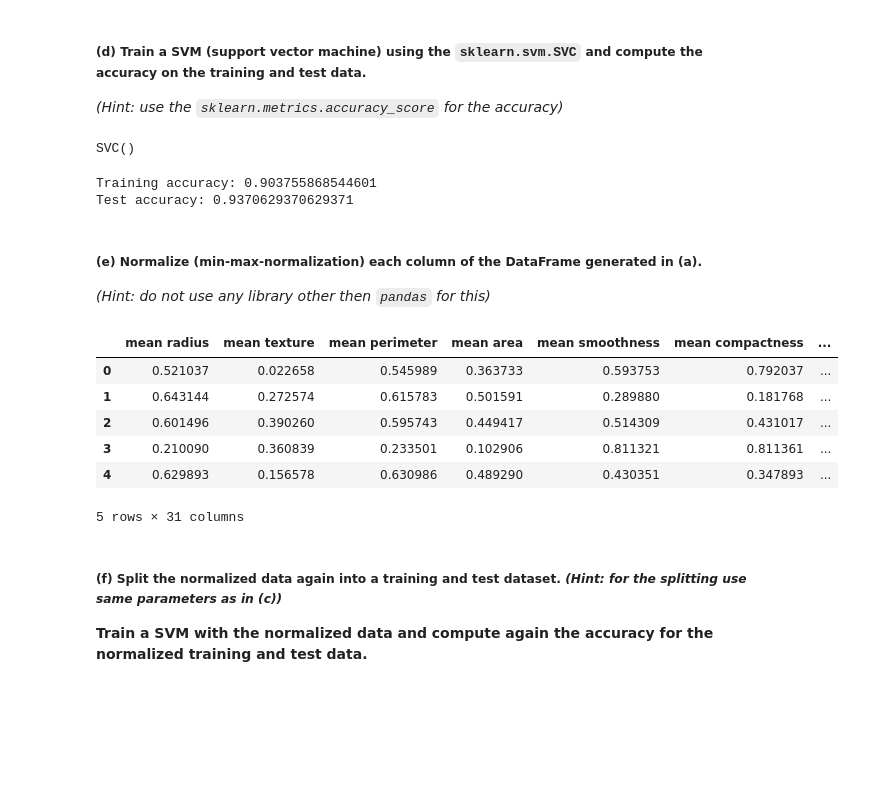
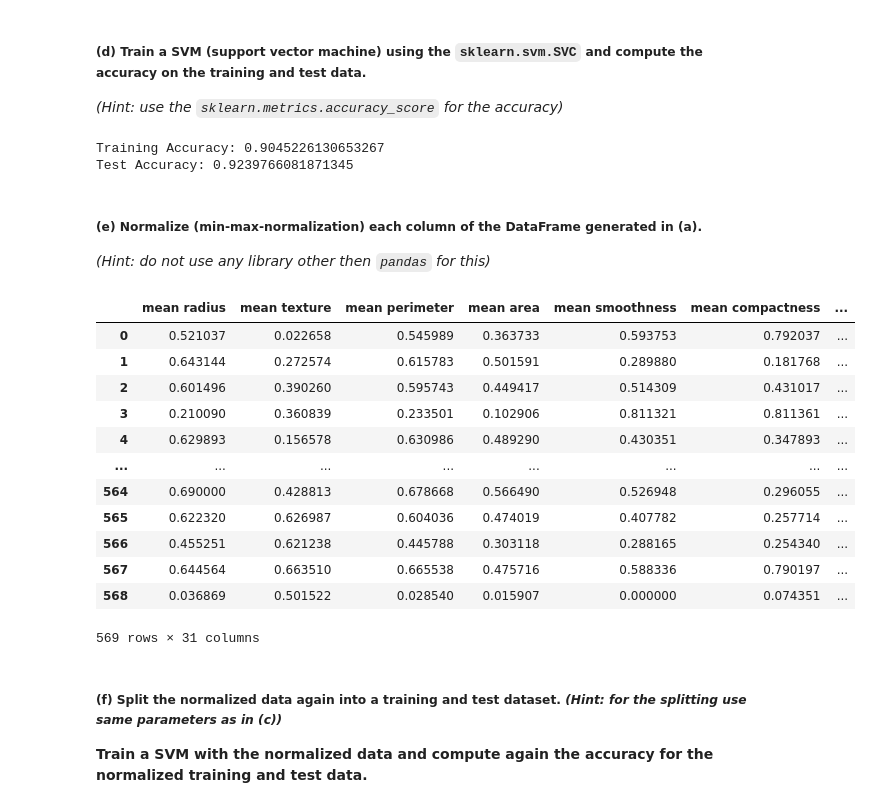
Before and after one commit to kssrr/DataMiningAssignments, a Jupyter notebook: Exericse 05/Exericse 05/Assignment_05.ipynb, the cells around one changed output. Cells and saved outputs as stored; diff of their text form; code cells hidden in the pictures; blank space fills up the shorter version.

```diff
--- a/Exericse 05/Exericse 05/Assignment_05.ipynb
+++ b/Exericse 05/Exericse 05/Assignment_05.ipynb
@@ -115,6 +124,6 @@ data = load_breast_cancer()
 # %% [markdown]
 ##### __(a) Transform the data into a dataframe__
 # %%
-# Code here
-df = pd.concat([pd.DataFrame(data["data"], columns=data["feature_names"]), pd.DataFrame({"target": data["target"]})], axis=1)
-df.head()
+df = pd.DataFrame(data.data, columns=data.feature_names)
+df['diagnosis'] = data.target
+df
@@ -129,7 +130,3 @@ df.head()
 # %% [markdown]
 ##### __(b) Display the following attributes `mean compactness`,  `mean concavity`,  `mean concave points`, `mean symmetry` of cancer dataset using the `sns.pairplot()` method.__
 __Color canerous and non-cancerous data points in the scatterplot matrix.__
-# %%
-# Code here
-df["Cancer"] = ["cancer" if x == 1 else "no cancer" for x in df["target"]]
-sns.pairplot(data=df[["mean compactness", "mean concavity", "mean concave points", "mean symmetry", "Cancer"]], hue="Cancer")
@@ -139,2 +132,0 @@ sns.pairplot(data=df[["mean compactness", "mean concavity", "mean concave points
-# %%
-df = df.drop("Cancer", axis=1)
@@ -147,46 +147,45 @@ train, test = train_test_split(df, test_size=0.25, random_state=0)
 # %% [markdown]
 ##### __(d) Train a SVM (support vector machine) using the `sklearn.svm.SVC` and compute the accuracy on the training and test data.__
 _(Hint: use the `sklearn.metrics.accuracy_score` for the accuracy)_
-# %%
-# Code here
-from sklearn.svm import SVC
-
-features = data["feature_names"]
-target = "target"
-
-model = SVC()
-model.fit(train[features], train[target])
-# %% [output]
-SVC()
-# %%
-from sklearn.metrics import accuracy_score
-
-test_pred = model.predict(test[features])
-accuracy_test = accuracy_score(y_true=test[target], y_pred=test_pred)
-
-train_pred = model.predict(train[features])
-accuracy_train = accuracy_score(y_true=train[target], y_pred=train_pred)
-
-print(f"Training accuracy: {accuracy_train}\nTest accuracy: {accuracy_test}")
-# %% [output]
-Training accuracy: 0.903755868544601
-Test accuracy: 0.9370629370629371
+# %%
+from sklearn.svm import SVC
+from sklearn.metrics import accuracy_score
+
+svm_model = SVC()
+
+svm_model.fit(X_train, y_train)
+
+y_train_pred = svm_model.predict(X_train)
+y_test_pred = svm_model.predict(X_test)
+
+train_accuracy = accuracy_score(y_train, y_train_pred)
+test_accuracy = accuracy_score(y_test, y_test_pred)
+
+print("Training Accuracy:", train_accuracy)
+print("Test Accuracy:", test_accuracy)
+# %% [output]
+Training Accuracy: 0.9045226130653267
+Test Accuracy: 0.9239766081871345
 # %% [markdown]
 ##### __(e) Normalize (min-max-normalization) each column of the DataFrame generated in (a).__
 _(Hint: do not use any library other then `pandas` for this)_
 # %%
-# Code here
-normalized = (df-df.min())/(df.max()-df.min())
-normalized["target"] = df["target"]
-normalized.head()
+normalized_df = (df - df.min()) / (df.max() - df.min())
+normalized_df
 # %% [output]
 |  | mean radius | mean texture | mean perimeter | mean area | mean smoothness | mean compactness | ... |
 | 0 | 0.521037 | 0.022658 | 0.545989 | 0.363733 | 0.593753 | 0.792037 | ... |
 | 1 | 0.643144 | 0.272574 | 0.615783 | 0.501591 | 0.289880 | 0.181768 | ... |
 | 2 | 0.601496 | 0.390260 | 0.595743 | 0.449417 | 0.514309 | 0.431017 | ... |
 | 3 | 0.210090 | 0.360839 | 0.233501 | 0.102906 | 0.811321 | 0.811361 | ... |
 | 4 | 0.629893 | 0.156578 | 0.630986 | 0.489290 | 0.430351 | 0.347893 | ... |
+| ... | ... | ... | ... | ... | ... | ... | ... |
+| 564 | 0.690000 | 0.428813 | 0.678668 | 0.566490 | 0.526948 | 0.296055 | ... |
+| 565 | 0.622320 | 0.626987 | 0.604036 | 0.474019 | 0.407782 | 0.257714 | ... |
+| 566 | 0.455251 | 0.621238 | 0.445788 | 0.303118 | 0.288165 | 0.254340 | ... |
+| 567 | 0.644564 | 0.663510 | 0.665538 | 0.475716 | 0.588336 | 0.790197 | ... |
+| 568 | 0.036869 | 0.501522 | 0.028540 | 0.015907 | 0.000000 | 0.074351 | ... |
-5 rows × 31 columns
+569 rows × 31 columns
 # %% [markdown]
 ##### __(f) Split the normalized data again into a training and test dataset.__ _(Hint: for the splitting use same parameters as in (c))_
 __Train a SVM with the normalized data and compute again the accuracy for the normalized training and test data.__
```
Also changed, not shown: parts of 21 cells of this notebook.
